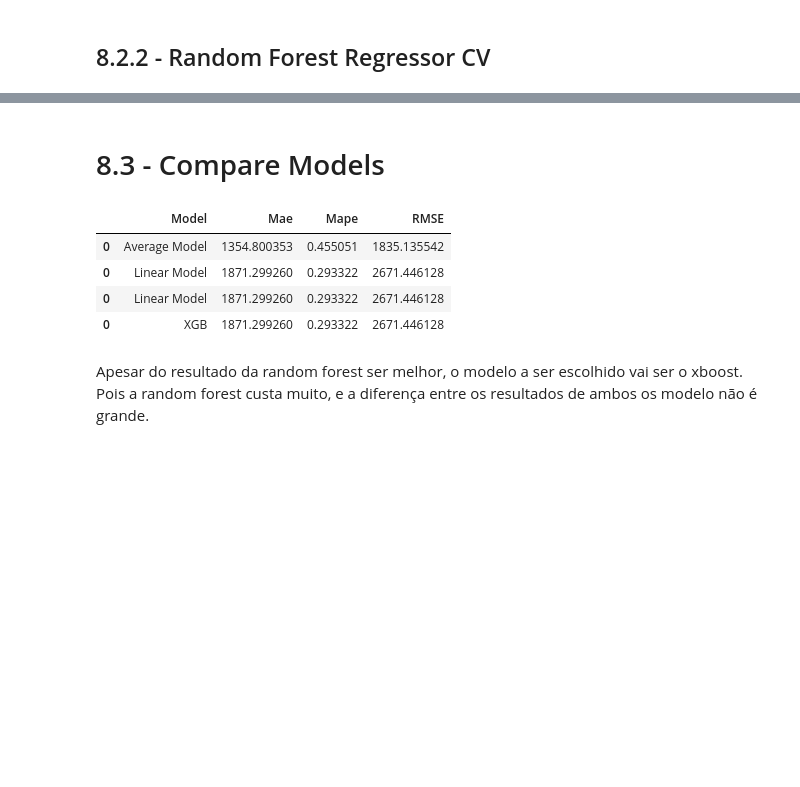
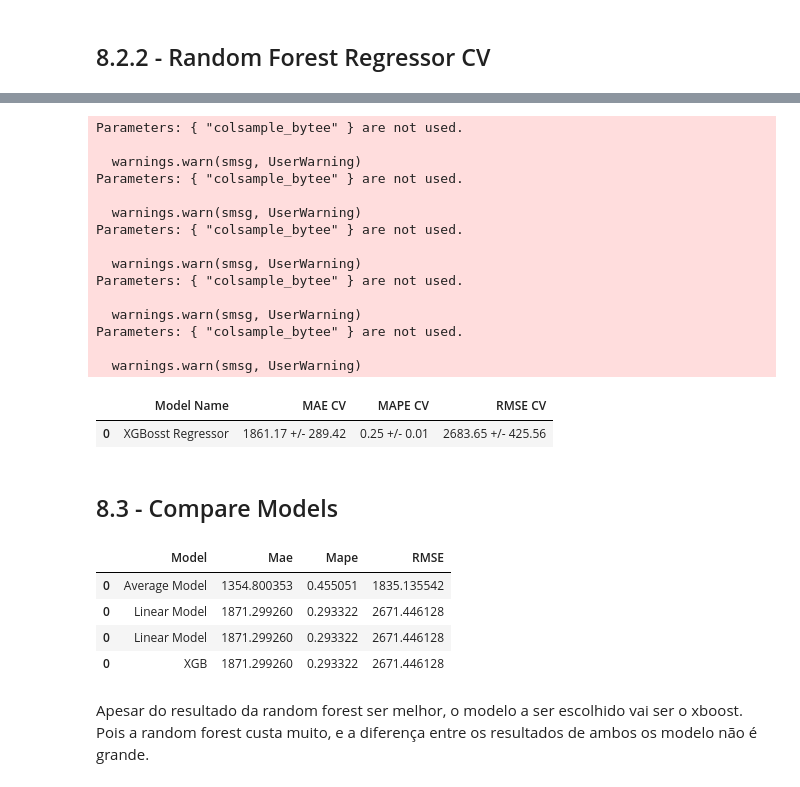
Before and after one commit to CarvalhooNeto/DataScience_Em_Producao, a Jupyter notebook: Store_Sales_Prediction-Copy1.ipynb, the cells around one changed output, grey strips where cells are left out. Saved outputs shown, nothing was run; the diff lists cells and outputs as text; code cells hidden in the pictures; blank space fills up the shorter version.

```diff
--- a/Store_Sales_Prediction-Copy1.ipynb
+++ b/Store_Sales_Prediction-Copy1.ipynb
@@ -1245,7 +1254,26 @@ xgb_result
 # %%
 xbg_result_cv = cross_validation( x_training, 5, 'XGBosst Regressor', model_xgb, verbose=False )
+xbg_result_cv
+# %% [output]
+Parameters: { "colsample_bytee" } are not used.
+
+  warnings.warn(smsg, UserWarning)
+Parameters: { "colsample_bytee" } are not used.
+
+  warnings.warn(smsg, UserWarning)
+Parameters: { "colsample_bytee" } are not used.
+
+  warnings.warn(smsg, UserWarning)
+Parameters: { "colsample_bytee" } are not used.
+
+  warnings.warn(smsg, UserWarning)
+Parameters: { "colsample_bytee" } are not used.
+
+  warnings.warn(smsg, UserWarning)
+|  | Model Name | MAE CV | MAPE CV | RMSE CV |
+| 0 | XGBosst Regressor | 1861.17 +/- 289.42 | 0.25 +/- 0.01 | 2683.65 +/- 425.56 |
 # %% [markdown]
-# 8.3 - Compare Models
+## 8.3 - Compare Models
 # %%
 models = pd.concat( [ baseline_result, lr_result, rf_result, xgb_result ] )
 models.sort_values(by = "RMSE", ascending = True)
@@ -1258,5 +1286,5 @@ models.sort_values(by = "RMSE", ascending = True)
 # %%
 models = pd.concat( [ lr_result_cv, lrl_result_cv, rfr_result_cv, xbg_result_cv ] )
 models.sort_values(by = "RMSE", ascending = True)
-# %% [markdown]
-Apesar do resultado da random forest ser melhor, o modelo a ser escolhido vai ser o xboost. Pois a random forest custa muito, e a diferença entre os resultados de ambos os modelo não é grande.
+# %% [markdown]
+Apesar do resultado da random forest ser melhor, o modelo a ser escolhido vai ser o xboost. Pois a random forest custa muito, e a diferença entre os resultados de ambos os modelo não é grande.
```
Also changed, not shown: parts of 25 cells of this notebook.
